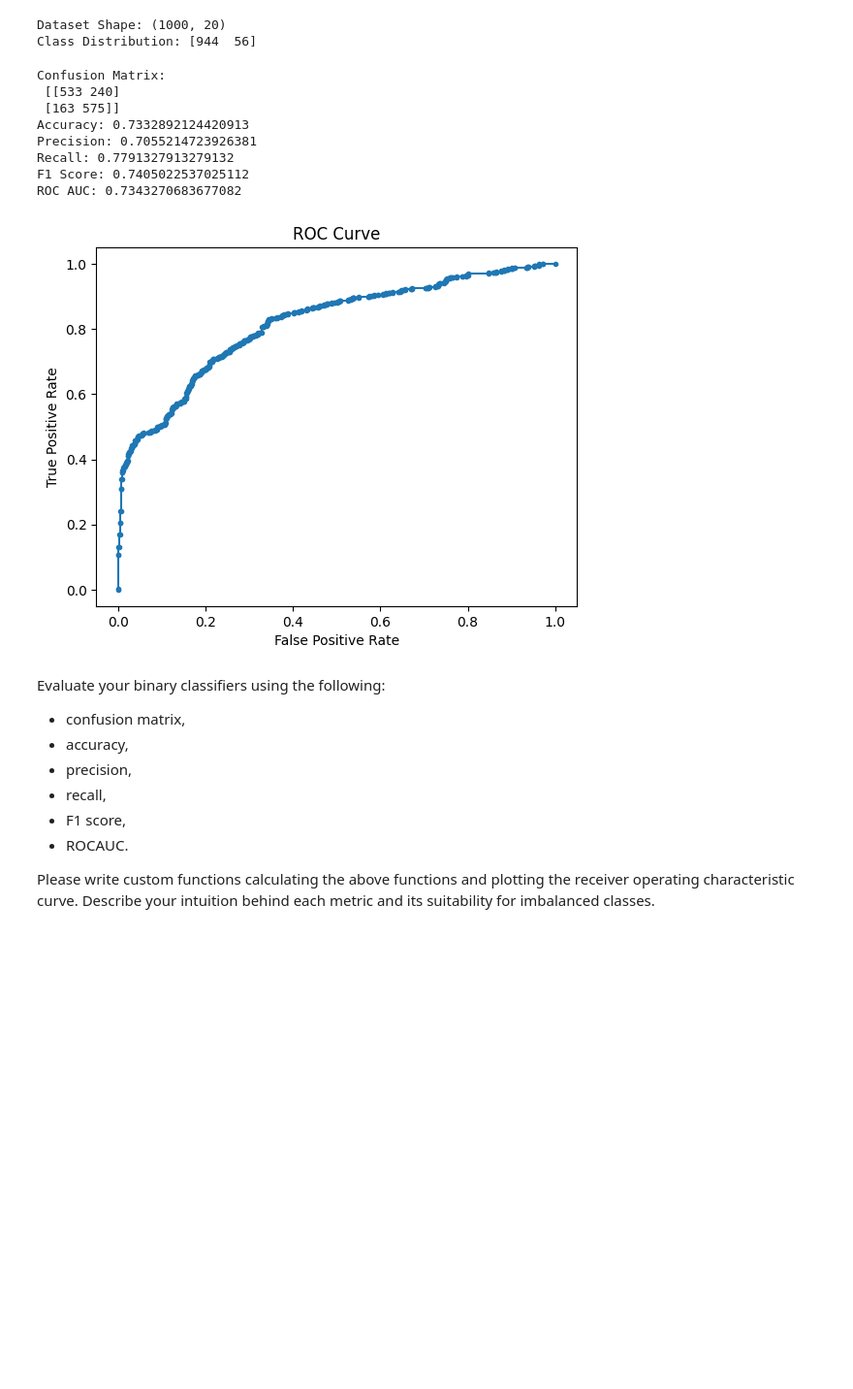
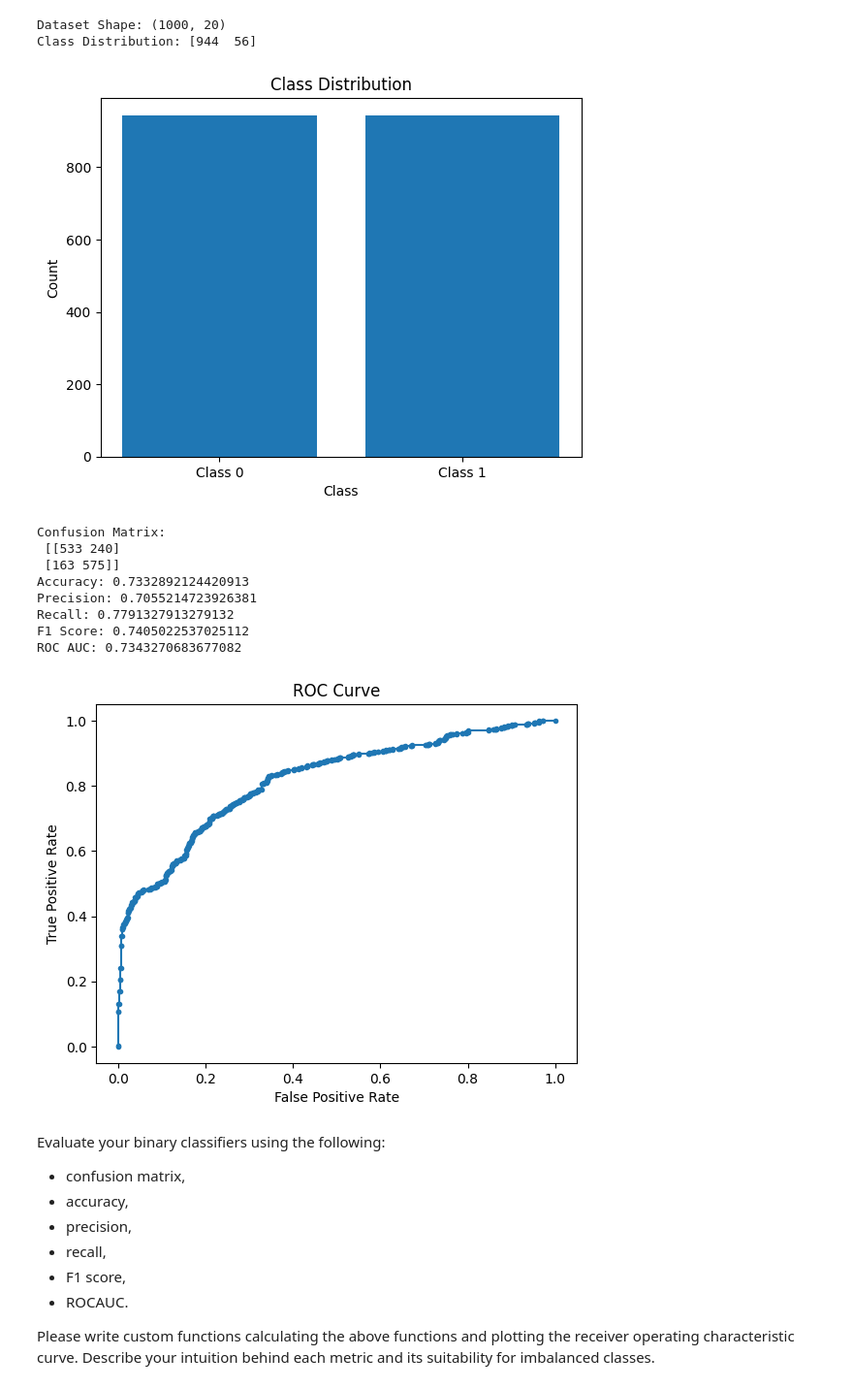
Before and after one commit to PatrykFlama/UWr, a Jupyter notebook: Sem5/ML/2024/List3/Assignment3.ipynb, the cells around one changed output. Shown at 97% size. Cells and saved outputs as stored; diff of their text form; code cells hidden in the pictures; blank space fills up the shorter version.

```diff
--- a/Sem5/ML/2024/List3/Assignment3.ipynb
+++ b/Sem5/ML/2024/List3/Assignment3.ipynb
@@ -395,6 +395,9 @@ from sklearn.metrics import confusion_matrix, accuracy_score, precision_score, r
 # Apply SMOTE to balance the dataset
 smote = SMOTE(random_state=42)
 X_resampled, y_resampled = smote.fit_resample(X, y)
+
+# visualize
+visualize_class_distribution(y_resampled)
 
 # Split the resampled data
 X_train_resampled, X_test_resampled, y_train_resampled, y_test_resampled = train_test_split(X_resampled, y_resampled, test_size=0.8, random_state=42)
@@ -403,33 +406,34 @@ X_train_resampled, X_test_resampled, y_train_resampled, y_test_resampled = train
 log_reg = SklearnLogisticRegression()
 log_reg.fit(X_train_resampled, y_train_resampled)
 
 # Predict on test data
 y_pred_resampled = log_reg.predict(X_test_resampled)
 
 # Evaluate the model
 conf_matrix = confusion_matrix(y_test_resampled, y_pred_resampled)
 accuracy = accuracy_score(y_test_resampled, y_pred_resampled)
 precision = precision_score(y_test_resampled, y_pred_resampled)
 recall = recall_score(y_test_resampled, y_pred_resampled)
 f1 = f1_score(y_test_resampled, y_pred_resampled)
 roc_auc = roc_auc_score(y_test_resampled, y_pred_resampled)
 
 # Print evaluation metrics
 print("Confusion Matrix:\n", conf_matrix)
 print("Accuracy:", accuracy)
 print("Precision:", precision)
 print("Recall:", recall)
 print("F1 Score:", f1)
 print("ROC AUC:", roc_auc)
 
 # Plot ROC curve
 fpr, tpr, _ = roc_curve(y_test_resampled, log_reg.predict_proba(X_test_resampled)[:, 1])
 plt.plot(fpr, tpr, marker='.')
 plt.xlabel('False Positive Rate')
 plt.ylabel('True Positive Rate')
 plt.title('ROC Curve')
 plt.show()
 # %% [output]
+[figure, new version]
 Confusion Matrix:
  [[533 240]
  [163 575]]
@@ -438,7 +442,7 @@ Precision: 0.7055214723926381
 Recall: 0.7791327913279132
 F1 Score: 0.7405022537025112
 ROC AUC: 0.7343270683677082
-[figure, old version]
+[figure, added]
 # %% [markdown]
 Evaluate your binary classifiers using the following:
 - confusion matrix,
```
Also changed, not shown: parts of 5 cells of this notebook.
